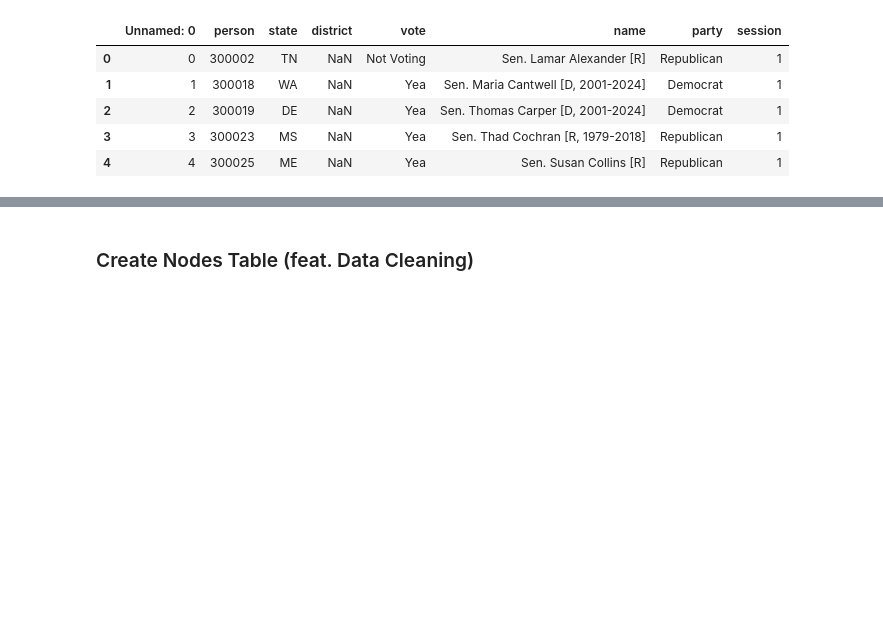
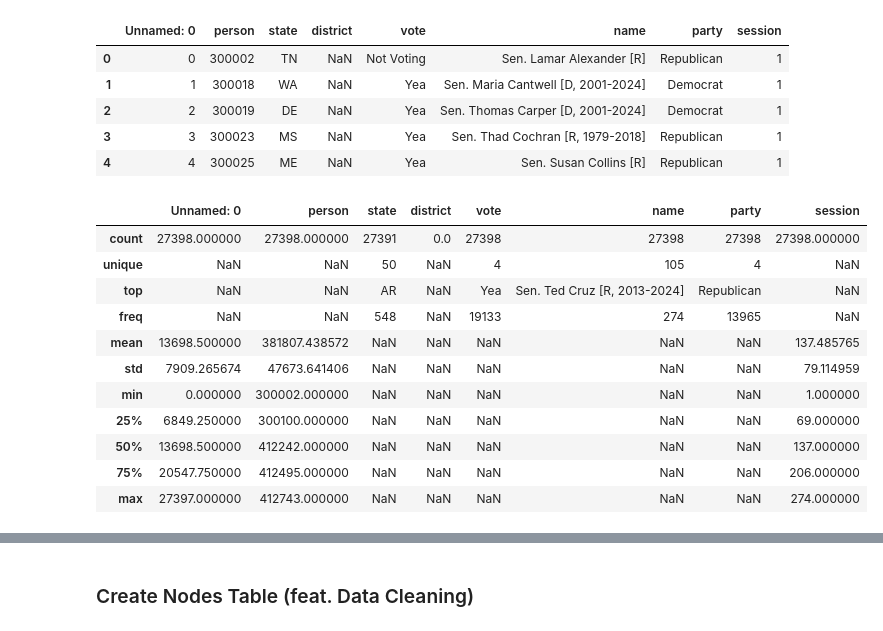
Before and after one commit to campkels/Intro-SNA-Demo, a Jupyter notebook: Intro to SNA Demo.ipynb, the cells around one changed output, grey strips where cells are left out. Saved outputs shown, nothing was run; the diff lists cells and outputs as text; code cells hidden in the pictures; blank space fills up the shorter version.

```diff
--- a/Intro to SNA Demo.ipynb
+++ b/Intro to SNA Demo.ipynb
@@ -142,3 +156,19 @@ data.head(5)
 | 2 | 2 | 300019 | DE | NaN | Yea | Sen. Thomas Carper [D, 2001-2024] | Democrat | 1 |
 | 3 | 3 | 300023 | MS | NaN | Yea | Sen. Thad Cochran [R, 1979-2018] | Republican | 1 |
 | 4 | 4 | 300025 | ME | NaN | Yea | Sen. Susan Collins [R] | Republican | 1 |
+# %%
+# Describe data
+data.describe(include='all')
+# %% [output]
+|  | Unnamed: 0 | person | state | district | vote | name | party | session |
+| count | 27398.000000 | 27398.000000 | 27391 | 0.0 | 27398 | 27398 | 27398 | 27398.000000 |
+| unique | NaN | NaN | 50 | NaN | 4 | 105 | 4 | NaN |
+| top | NaN | NaN | AR | NaN | Yea | Sen. Ted Cruz [R, 2013-2024] | Republican | NaN |
+| freq | NaN | NaN | 548 | NaN | 19133 | 274 | 13965 | NaN |
+| mean | 13698.500000 | 381807.438572 | NaN | NaN | NaN | NaN | NaN | 137.485765 |
+| std | 7909.265674 | 47673.641406 | NaN | NaN | NaN | NaN | NaN | 79.114959 |
+| min | 0.000000 | 300002.000000 | NaN | NaN | NaN | NaN | NaN | 1.000000 |
+| 25% | 6849.250000 | 300100.000000 | NaN | NaN | NaN | NaN | NaN | 69.000000 |
+| 50% | 13698.500000 | 412242.000000 | NaN | NaN | NaN | NaN | NaN | 137.000000 |
+| 75% | 20547.750000 | 412495.000000 | NaN | NaN | NaN | NaN | NaN | 206.000000 |
+| max | 27397.000000 | 412743.000000 | NaN | NaN | NaN | NaN | NaN | 274.000000 |
```
Also changed, not shown: parts of 30 cells of this notebook.
